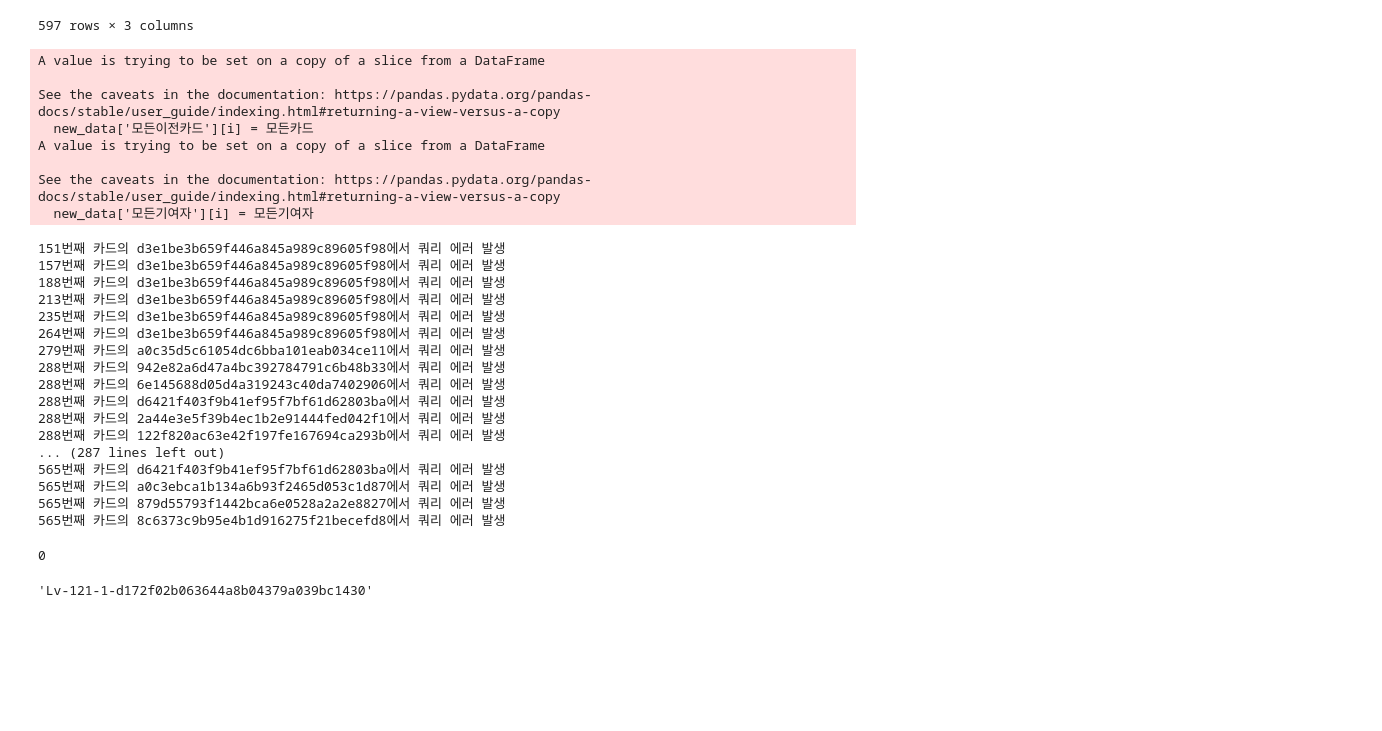
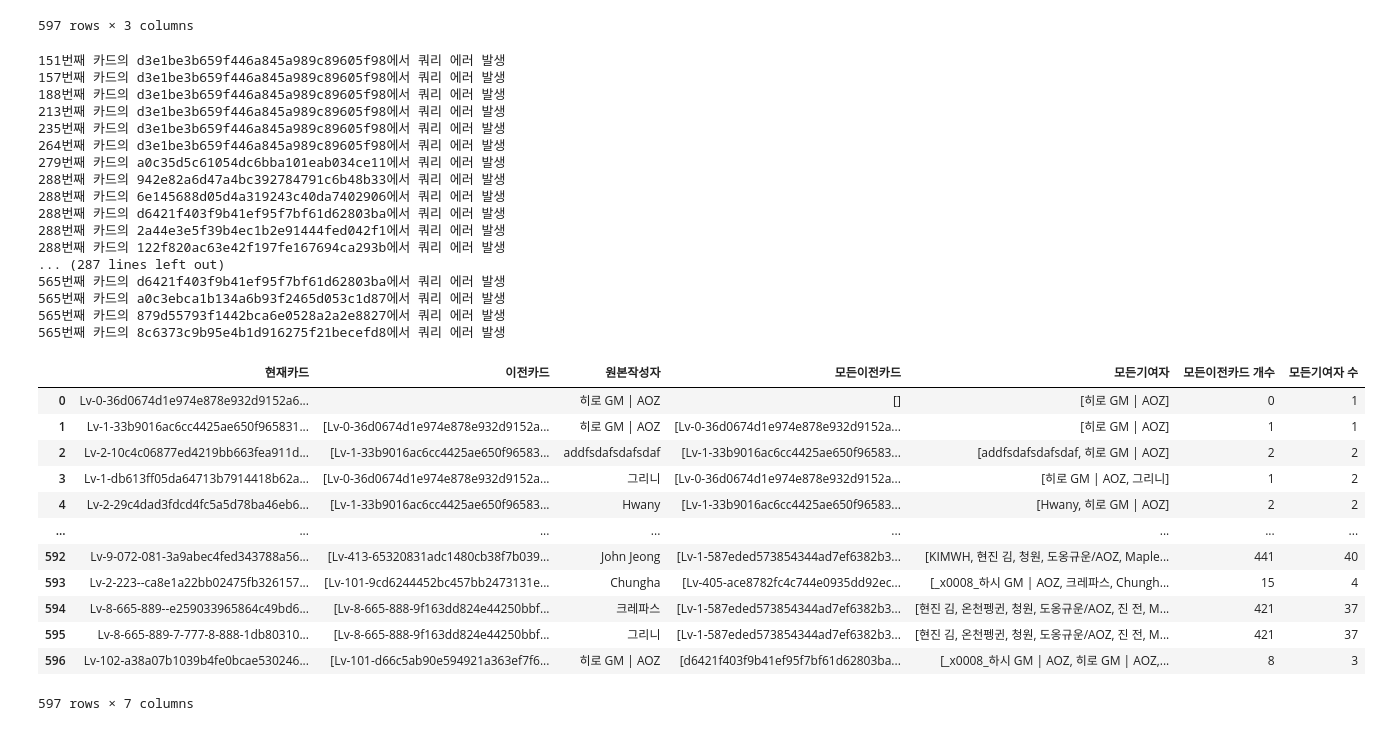
Before and after one commit to KIMIOMI/pandasDataProcessing, a Jupyter notebook: zen_game_calculator/data preview.ipynb, the cells around one changed output. Cells and saved outputs as stored; diff of their text form; code cells hidden in the pictures; blank space fills up the shorter version.

Commit message:
zen notion card game result data preview added

```diff
--- a/zen_game_calculator/data preview.ipynb
+++ b/zen_game_calculator/data preview.ipynb
@@ -97,17 +109,19 @@ for i in new_data.index:
         for 이전카드 in 이전카드들:
             쿼리결과 = new_data.query(f"현재카드 == '{이전카드}'")
             쿼리카드 = 쿼리결과['모든이전카드'].tolist()
-            쿼리작성자 = 쿼리결과['원본작성자'].tolist()
+            쿼리작성자 = 쿼리결과['모든기여자'].tolist()
             if len(쿼리카드) != 0:
                 쿼리카드 = 쿼리카드[0]
                 if len(쿼리작성자) != 0:
                     쿼리작성자 = 쿼리작성자[0]
+                    for 작성자리스트 in 쿼리작성자:
+                        if 작성자리스트 != '':
+                            모든기여자.append(작성자리스트)
+                    for 쿼리리스트 in 쿼리카드:
+                        if 쿼리리스트 != '':
+                            모든카드.append(쿼리리스트)
                 else:
                     print(f"{i}번째 카드의 {이전카드} 작성자 오류")
-                for 쿼리리스트 in 쿼리카드:
-                    if 쿼리리스트 != '':
-                        모든카드.append(쿼리리스트)
-                모든기여자.append(쿼리작성자)
             else:
                 print(f'{i}번째 카드의 {이전카드}에서 쿼리 에러 발생')
                 에러카드.append(이전카드)
@@ -122,40 +136,44 @@ new_data['모든이전카드 개수'] = new_data['모든이전카드'].str.len()
 에러카드 = list(set(에러카드))
 new_data['모든기여자 수'] = new_data['모든기여자'].str.len()
 # %% [output]
-A value is trying to be set on a copy of a slice from a DataFrame
-
-See the caveats in the documentation: https://pandas.pydata.org/pandas-docs/stable/user_guide/indexing.html#returning-a-view-versus-a-copy
-  new_data['모든이전카드'][i] = 모든카드
-A value is trying to be set on a copy of a slice from a DataFrame
-
-See the caveats in the documentation: https://pandas.pydata.org/pandas-docs/stable/user_guide/indexing.html#returning-a-view-versus-a-copy
-  new_data['모든기여자'][i] = 모든기여자
+151번째 카드의 d3e1be3b659f446a845a989c89605f98에서 쿼리 에러 발생
+157번째 카드의 d3e1be3b659f446a845a989c89605f98에서 쿼리 에러 발생
+188번째 카드의 d3e1be3b659f446a845a989c89605f98에서 쿼리 에러 발생
+213번째 카드의 d3e1be3b659f446a845a989c89605f98에서 쿼리 에러 발생
+235번째 카드의 d3e1be3b659f446a845a989c89605f98에서 쿼리 에러 발생
+264번째 카드의 d3e1be3b659f446a845a989c89605f98에서 쿼리 에러 발생
+279번째 카드의 a0c35d5c61054dc6bba101eab034ce11에서 쿼리 에러 발생
+288번째 카드의 942e82a6d47a4bc392784791c6b48b33에서 쿼리 에러 발생
+288번째 카드의 6e145688d05d4a319243c40da7402906에서 쿼리 에러 발생
+288번째 카드의 d6421f403f9b41ef95f7bf61d62803ba에서 쿼리 에러 발생
+288번째 카드의 2a44e3e5f39b4ec1b2e91444fed042f1에서 쿼리 에러 발생
+288번째 카드의 122f820ac63e42f197fe167694ca293b에서 쿼리 에러 발생
+... (287 lines left out)
+565번째 카드의 d6421f403f9b41ef95f7bf61d62803ba에서 쿼리 에러 발생
+565번째 카드의 a0c3ebca1b134a6b93f2465d053c1d87에서 쿼리 에러 발생
+565번째 카드의 879d55793f1442bca6e0528a2a2e8827에서 쿼리 에러 발생
+565번째 카드의 8c6373c9b95e4b1d916275f21becefd8에서 쿼리 에러 발생
-151번째 카드의 d3e1be3b659f446a845a989c89605f98에서 쿼리 에러 발생
-157번째 카드의 d3e1be3b659f446a845a989c89605f98에서 쿼리 에러 발생
-188번째 카드의 d3e1be3b659f446a845a989c89605f98에서 쿼리 에러 발생
-213번째 카드의 d3e1be3b659f446a845a989c89605f98에서 쿼리 에러 발생
-235번째 카드의 d3e1be3b659f446a845a989c89605f98에서 쿼리 에러 발생
-264번째 카드의 d3e1be3b659f446a845a989c89605f98에서 쿼리 에러 발생
-279번째 카드의 a0c35d5c61054dc6bba101eab034ce11에서 쿼리 에러 발생
-288번째 카드의 942e82a6d47a4bc392784791c6b48b33에서 쿼리 에러 발생
-288번째 카드의 6e145688d05d4a319243c40da7402906에서 쿼리 에러 발생
-288번째 카드의 d6421f403f9b41ef95f7bf61d62803ba에서 쿼리 에러 발생
-288번째 카드의 2a44e3e5f39b4ec1b2e91444fed042f1에서 쿼리 에러 발생
-288번째 카드의 122f820ac63e42f197fe167694ca293b에서 쿼리 에러 발생
-... (287 lines left out)
-565번째 카드의 d6421f403f9b41ef95f7bf61d62803ba에서 쿼리 에러 발생
-565번째 카드의 a0c3ebca1b134a6b93f2465d053c1d87에서 쿼리 에러 발생
-565번째 카드의 879d55793f1442bca6e0528a2a2e8827에서 쿼리 에러 발생
-565번째 카드의 8c6373c9b95e4b1d916275f21becefd8에서 쿼리 에러 발생
+# %%
+new_data
+# %% [output]
+|  | 현재카드 | 이전카드 | 원본작성자 | 모든이전카드 | 모든기여자 | 모든이전카드 개수 | 모든기여자 수 |
+| 0 | Lv-0-36d0674d1e974e878e932d9152a6... |  | 히로 GM | AOZ | [] | [히로 GM | AOZ] | 0 | 1 |
+| 1 | Lv-1-33b9016ac6cc4425ae650f965831... | [Lv-0-36d0674d1e974e878e932d9152a... | 히로 GM | AOZ | [Lv-0-36d0674d1e974e878e932d9152a... | [히로 GM | AOZ] | 1 | 1 |
+| 2 | Lv-2-10c4c06877ed4219bb663fea911d... | [Lv-1-33b9016ac6cc4425ae650f96583... | addfsdafsdafsdaf | [Lv-1-33b9016ac6cc4425ae650f96583... | [addfsdafsdafsdaf, 히로 GM | AOZ] | 2 | 2 |
+| 3 | Lv-1-db613ff05da64713b7914418b62a... | [Lv-0-36d0674d1e974e878e932d9152a... | 그리니 | [Lv-0-36d0674d1e974e878e932d9152a... | [히로 GM | AOZ, 그리니] | 1 | 2 |
+| 4 | Lv-2-29c4dad3fdcd4fc5a5d78ba46eb6... | [Lv-1-33b9016ac6cc4425ae650f96583... | Hwany | [Lv-1-33b9016ac6cc4425ae650f96583... | [Hwany, 히로 GM | AOZ] | 2 | 2 |
+| ... | ... | ... | ... | ... | ... | ... | ... |
+| 592 | Lv-9-072-081-3a9abec4fed343788a56... | [Lv-413-65320831adc1480cb38f7b039... | John Jeong | [Lv-1-587eded573854344ad7ef6382b3... | [KIMWH, 현진 김, 청원, 도옹규운/AOZ, Maple... | 441 | 40 |
+| 593 | Lv-2-223--ca8e1a22bb02475fb326157... | [Lv-101-9cd6244452bc457bb2473131e... | Chungha | [Lv-405-ace8782fc4c744e0935dd92ec... | [_x0008_하시 GM | AOZ, 크레파스, Chungh... | 15 | 4 |
+| 594 | Lv-8-665-889--e259033965864c49bd6... | [Lv-8-665-888-9f163dd824e44250bbf... | 크레파스 | [Lv-1-587eded573854344ad7ef6382b3... | [현진 김, 온천펭귄, 청원, 도옹규운/AOZ, 진 전, M... | 421 | 37 |
+| 595 | Lv-8-665-889-7-777-8-888-1db80310... | [Lv-8-665-888-9f163dd824e44250bbf... | 그리니 | [Lv-1-587eded573854344ad7ef6382b3... | [현진 김, 온천펭귄, 청원, 도옹규운/AOZ, 진 전, M... | 421 | 37 |
+| 596 | Lv-102-a38a07b1039b4fe0bcae530246... | [Lv-101-d66c5ab90e594921a363ef7f6... | 히로 GM | AOZ | [d6421f403f9b41ef95f7bf61d62803ba... | [_x0008_하시 GM | AOZ, 히로 GM | AOZ,... | 8 | 3 |
+597 rows × 7 columns
 # %%
 쿼리카드 = new_data.query("현재카드 == 'd3e1be3b659f446a845a989c89605f98'")['모든이전카드'].tolist()
 print(len(쿼리카드))
-# %% [output]
-0
 # %%
 new_data['현재카드'][133]
-# %% [output]
-'Lv-121-1-d172f02b063644a8b04379a039bc1430'
 # %%
 에러카드
 # %% [output]
```
Also changed, not shown: parts of 4 cells of this notebook, 2 other files.
